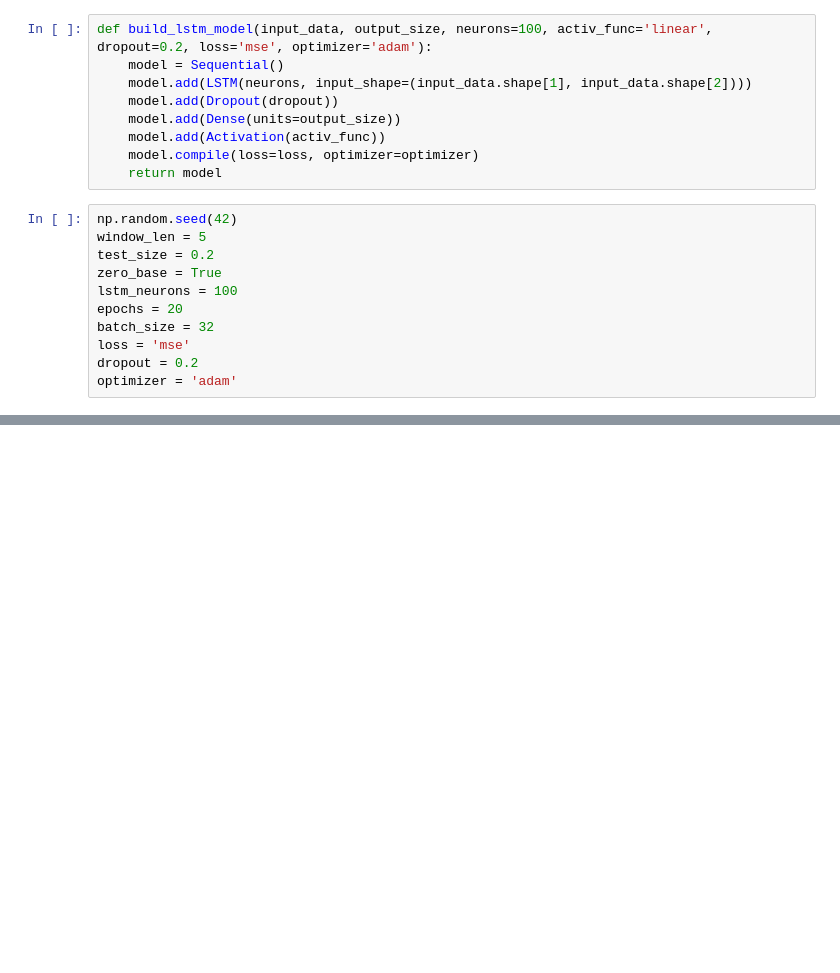
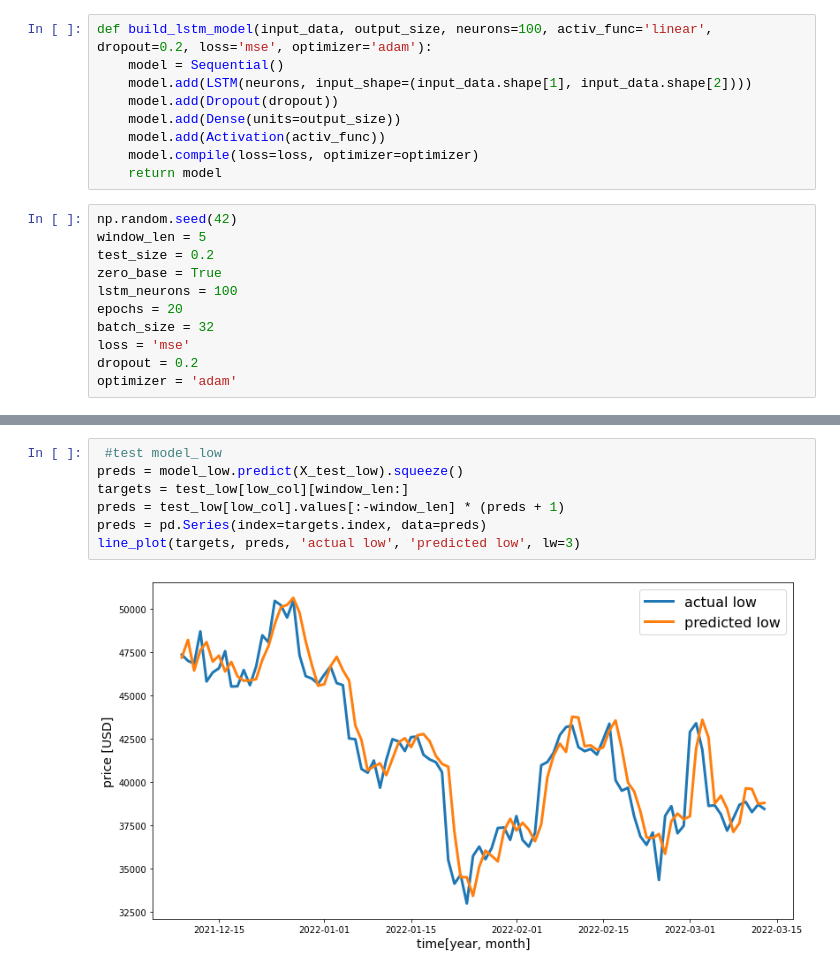
Before and after one commit to gyaanantia/crypto_price_predictor, a Jupyter notebook: LSTM/LSTM.ipynb, the cells around one changed output, grey strips where cells are left out. Drawn from its saved outputs; the diff is of its cells as text; blank space fills up the shorter version.

```diff
--- a/LSTM/LSTM.ipynb
+++ b/LSTM/LSTM.ipynb
@@ -162,0 +213,9 @@ print(y)
+# %%
+ #test model_low
+preds = model_low.predict(X_test_low).squeeze()
+targets = test_low[low_col][window_len:]
+preds = test_low[low_col].values[:-window_len] * (preds + 1)
+preds = pd.Series(index=targets.index, data=preds)
+line_plot(targets, preds, 'actual low', 'predicted low', lw=3)
+# %% [output]
+[figure, added]
```
Also changed, not shown: parts of 26 cells of this notebook, 1 other file.
